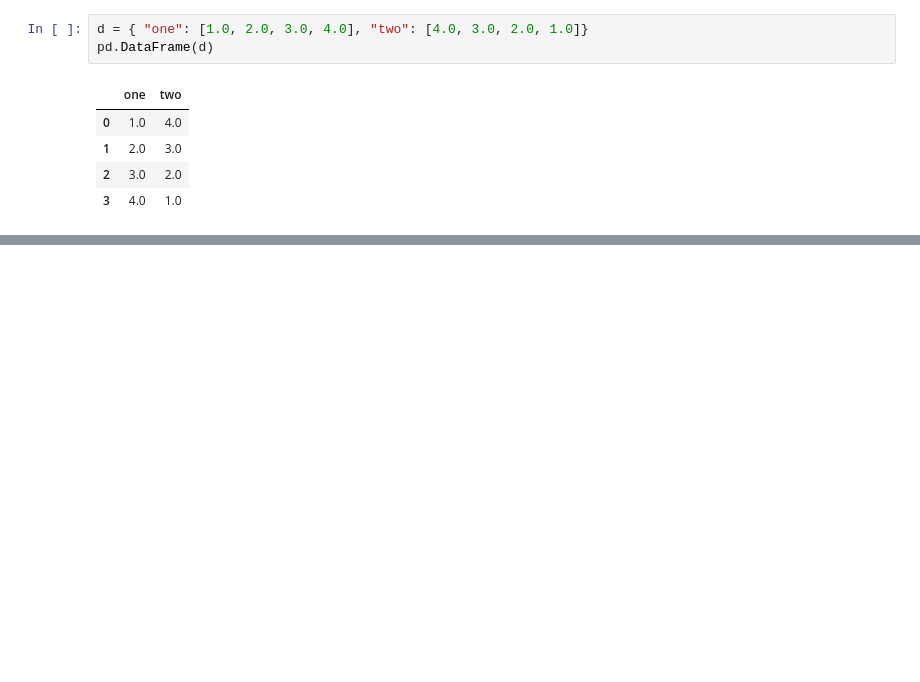
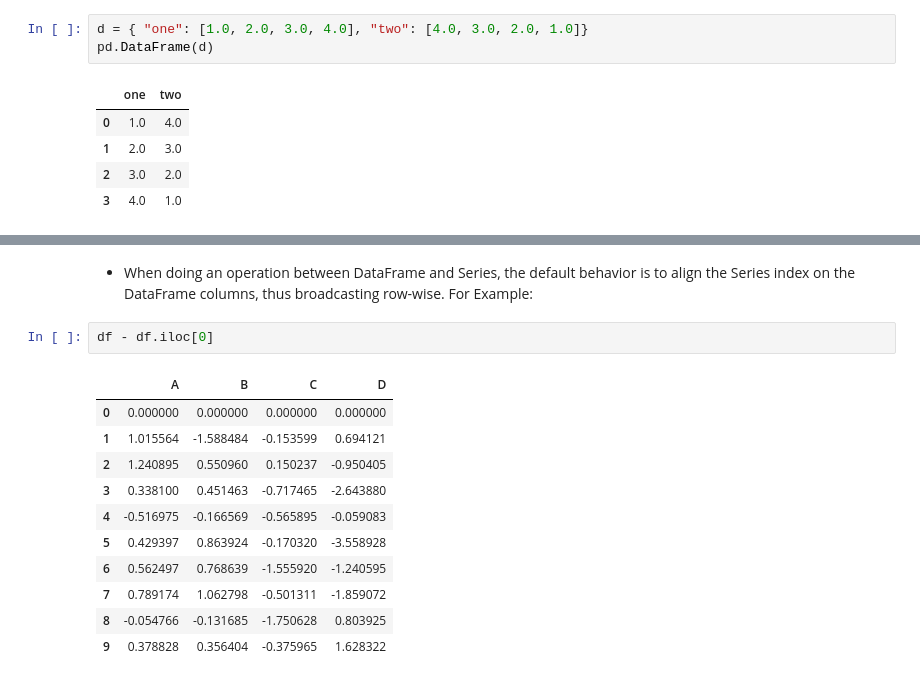
Before and after one commit to sangthebui/EDA, a Jupyter notebook: pandas_practice2.ipynb, the cells around one changed output, grey strips where cells are left out. Saved outputs shown, nothing was run; the diff lists cells and outputs as text; blank space fills up the shorter version.

```diff
--- a/pandas_practice2.ipynb
+++ b/pandas_practice2.ipynb
@@ -1107,0 +1419,16 @@ data = np.zeros((2,), dtype=[("A", "i4"), ("B", "f4"), ("C", "a10")])
+# %% [markdown]
+- When doing an operation between DataFrame and Series, the default behavior is to align the Series index on the DataFrame columns, thus broadcasting row-wise. For Example:
+# %%
+df - df.iloc[0]
+# %% [output]
+|  | A | B | C | D |
+| 0 | 0.000000 | 0.000000 | 0.000000 | 0.000000 |
+| 1 | 1.015564 | -1.588484 | -0.153599 | 0.694121 |
+| 2 | 1.240895 | 0.550960 | 0.150237 | -0.950405 |
+| 3 | 0.338100 | 0.451463 | -0.717465 | -2.643880 |
+| 4 | -0.516975 | -0.166569 | -0.565895 | -0.059083 |
+| 5 | 0.429397 | 0.863924 | -0.170320 | -3.558928 |
+| 6 | 0.562497 | 0.768639 | -1.555920 | -1.240595 |
+| 7 | 0.789174 | 1.062798 | -0.501311 | -1.859072 |
+| 8 | -0.054766 | -0.131685 | -1.750628 | 0.803925 |
+| 9 | 0.378828 | 0.356404 | -0.375965 | 1.628322 |
```
Also changed, not shown: parts of 150 cells of this notebook, 2 other files.
